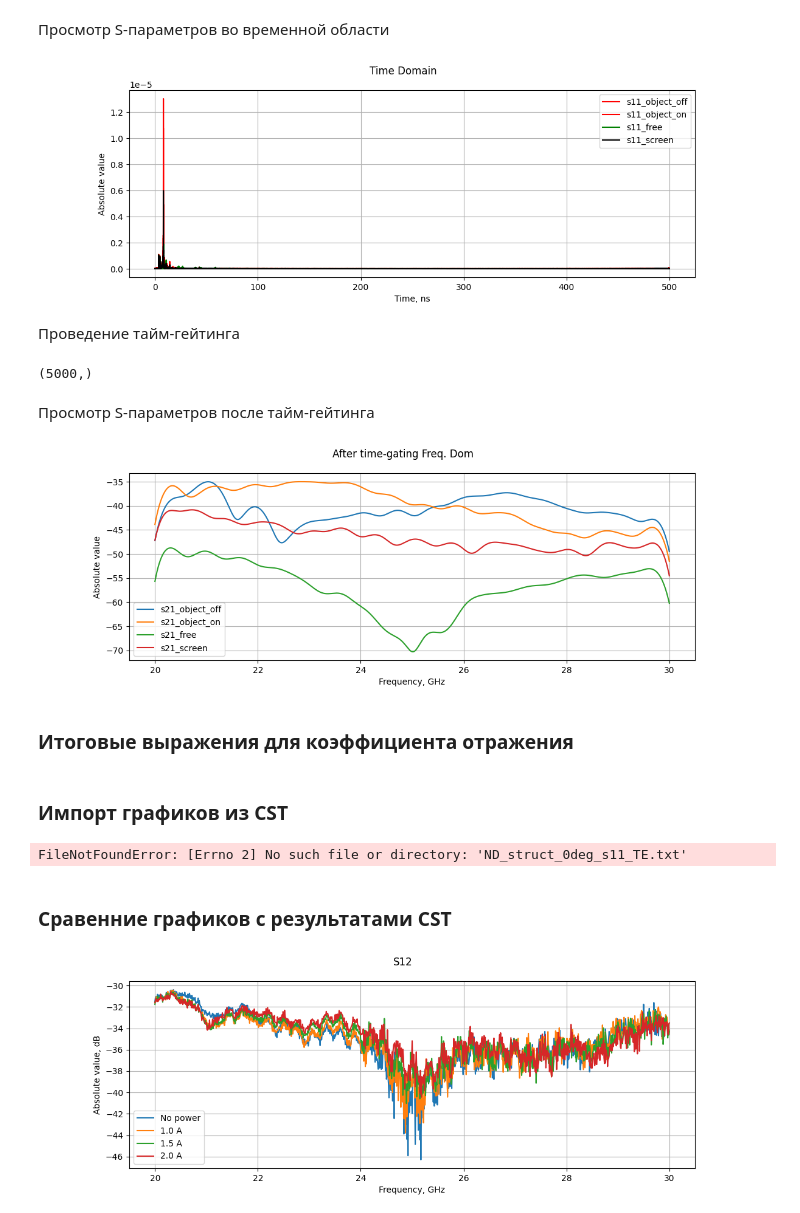
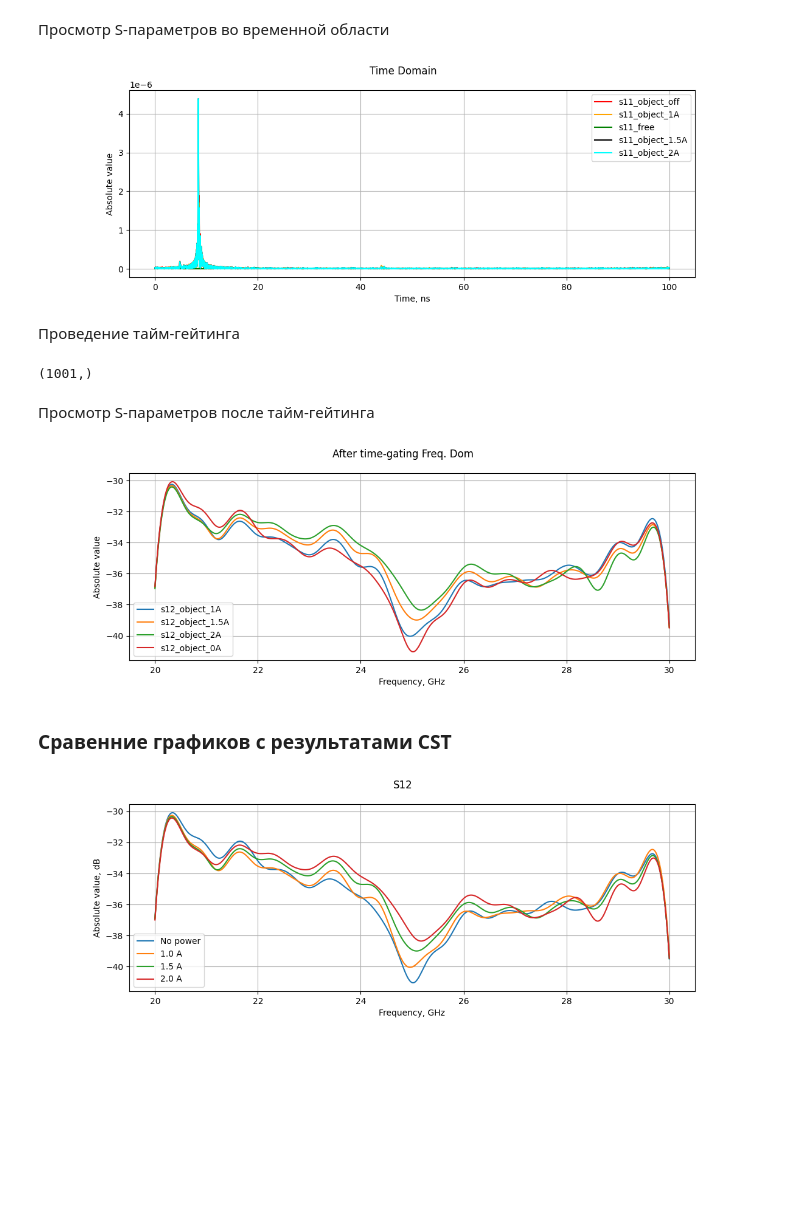
Before and after one commit to isvoropaev02/post_processing_RIS, a Jupyter notebook: 250923/S21_mirror.ipynb, the cells around one changed output. Saved outputs shown, nothing was run; the diff lists cells and outputs as text; code cells hidden in the pictures; blank space fills up the shorter version.

```diff
--- a/250923/S21_mirror.ipynb
+++ b/250923/S21_mirror.ipynb
@@ -11,7 +8,7 @@ import cmath
 import matplotlib.pyplot as plt
 # %%
 ###de_embadding = False # указать, нужен или не нужен
-time_gating = False # указать, нужен или не нужен
+time_gating = True # указать, нужен или не нужен
 # %% [markdown]
 ### Импорт сырых данных из .s2p файла и перевод их в комплексные числа
 # %%
@@ -129,10 +125,11 @@ time[-1] # последний элемент
 fig2 = plt.figure(figsize=(12,4))
 
 ax_1 = fig2.add_subplot(111)
-ax_1.plot(time*1e9, abs(ifft(s21_object_off.to_numpy(), n=N_fft)),'r', label='s11_object_off')
-ax_1.plot(time*1e9, abs(ifft(s21_object_on.to_numpy(), n=N_fft)),'r', label='s11_object_on')
-ax_1.plot(time*1e9, abs(ifft(s21_free.to_numpy(), n=N_fft)),'g', label='s11_free')
-ax_1.plot(time*1e9, abs(ifft(s21_screen.to_numpy(), n=N_fft)),'k', label='s11_screen')
+ax_1.plot(time*1e9, abs(ifft(s12_object_without.to_numpy(), n=N_fft)),'r', label='s11_object_off')
+ax_1.plot(time*1e9, abs(ifft(s12_object_1A.to_numpy(), n=N_fft)),'orange', label='s11_object_1A')
+ax_1.plot(time*1e9, abs(ifft(s12_free.to_numpy(), n=N_fft)),'g', label='s11_free')
+ax_1.plot(time*1e9, abs(ifft(s12_object_1_5A.to_numpy(), n=N_fft)),'k', label='s11_object_1.5A')
+ax_1.plot(time*1e9, abs(ifft(s12_object_1_5A.to_numpy(), n=N_fft)),'aqua', label='s11_object_2A')
 
 ax_1.set_xlabel("Time, ns")
 ax_1.set_ylabel("Absolute value")
@@ -143,7 +140,7 @@ ax_1.grid()
 fig2.suptitle('Time Domain')
 plt.show()
 # %% [output]
-[figure, old version]
+[figure, new version]
 # %%
 gate_s21 = np.array([[0, 7], [10, 900]])*1e-9 # заполнить промежутками времени, которые необходимо вырезать в нс
 # %%
@@ -162,19 +159,20 @@ def time_gate_s_param(gate: np.ndarray, s_par: pd.core.series.Series, n=N_fft, t
 Проведение тайм-гейтинга
 # %%
 if time_gating == True:
-    s21_object_off = time_gate_s_param(gate=gate_s21, s_par=s21_object_off)
-    s21_object_on = time_gate_s_param(gate=gate_s21, s_par=s21_object_on)
-    s21_screen = time_gate_s_param(gate=gate_s21, s_par=s21_screen)
-    s21_free = time_gate_s_param(gate=gate_s21, s_par=s21_free)
+    s12_object_without = time_gate_s_param(gate=gate_s21, s_par=s12_object_without)
+    s12_object_1A = time_gate_s_param(gate=gate_s21, s_par=s12_object_1A)
+    s12_object_1_5A = time_gate_s_param(gate=gate_s21, s_par=s12_object_1_5A)
+    s12_object_2A = time_gate_s_param(gate=gate_s21, s_par=s12_object_2A)
+    s12_free = time_gate_s_param(gate=gate_s21, s_par=s12_free)
 # %%
-s21_object_on.shape # проверка, что число точек осталось таким же, как в исходных данных
+s12_object_1A.shape # проверка, что число точек осталось таким же, как в исходных данных
 # %% [output]
-(5000,)
+(1001,)
 # %% [markdown]
 Просмотр S-параметров после тайм-гейтинга
 # %%
-param = [s21_object_off, s21_object_on, s21_free, s21_screen]
-name = ['s21_object_off', 's21_object_on', 's21_free', 's21_screen']
+param = [s12_object_1A, s12_object_1_5A, s12_object_2A, s12_object_without]
+name = ['s12_object_1A', 's12_object_1.5A', 's12_object_2A', 's12_object_0A']
 
 fig3 = plt.figure(figsize=(12,4))
 
@@ -191,6 +189,4 @@ ax_1.grid()
 fig3.suptitle('After time-gating Freq. Dom')
 plt.show()
 # %% [output]
-[figure, old version]
+[figure, new version]
-# %% [markdown]
-### Итоговые выражения для коэффициента отражения
@@ -200,7 +192,0 @@ Gamma_on = -(s21_object_on - s21_free) / (s21_screen - s21_free)
-# %% [markdown]
-### Импорт графиков из CST
-# %%
-reflecting_coef_30deg_TE = pd.read_csv('ND_struct_0deg_s11_TE.txt', sep='\t', header=None, skiprows=3,
-                names=['Frequency', 'ReSz11', 'ImSz11'])
-# %% [output]
-FileNotFoundError: [Errno 2] No such file or directory: 'ND_struct_0deg_s11_TE.txt'
@@ -218,24 +195,24 @@ cst_Gamma = reflecting_coef_30deg_TE['Sz11']
 # %%
 fig4 = plt.figure(figsize=(12,4))
 
 ax_1 = fig4.add_subplot(111)
 
-ax_1.plot(frequency*1e-9, 20*np.log10(s12_object_without.apply(abs).to_numpy()), label='No power')
-ax_1.plot(frequency*1e-9, 20*np.log10(s12_object_1A.apply(abs).to_numpy()), label='1.0 A')
-ax_1.plot(frequency*1e-9, 20*np.log10(s12_object_1_5A.apply(abs).to_numpy()), label='1.5 A')
-ax_1.plot(frequency*1e-9, 20*np.log10(s12_object_2A.apply(abs).to_numpy()), label='2.0 A')
+ax_1.plot(frequency*1e-9, 20*np.log10((s12_object_without-s12_free).apply(abs).to_numpy()), label='No power')
+ax_1.plot(frequency*1e-9, 20*np.log10((s12_object_1A-s12_free).apply(abs).to_numpy()), label='1.0 A')
+ax_1.plot(frequency*1e-9, 20*np.log10((s12_object_1_5A-s12_free).apply(abs).to_numpy()), label='1.5 A')
+ax_1.plot(frequency*1e-9, 20*np.log10((s12_object_2A-s12_free).apply(abs).to_numpy()), label='2.0 A')
 ax_1.set_xlabel("Frequency, GHz")
 ax_1.set_ylabel("Absolute value, dB")
 #ax_1.set_xlim(left=22, right=29)
 #ax_1.set_ylim(bottom=-10)
 ax_1.legend()
 ax_1.grid()
 
 
 fig4.suptitle('S12')
 plt.show()
 # %% [output]
-[figure, old version]
+[figure, new version]
 # %%
 fig5 = plt.figure(figsize=(12,4))
 
```
Also changed, not shown: parts of 10 cells of this notebook, 2 other files.
